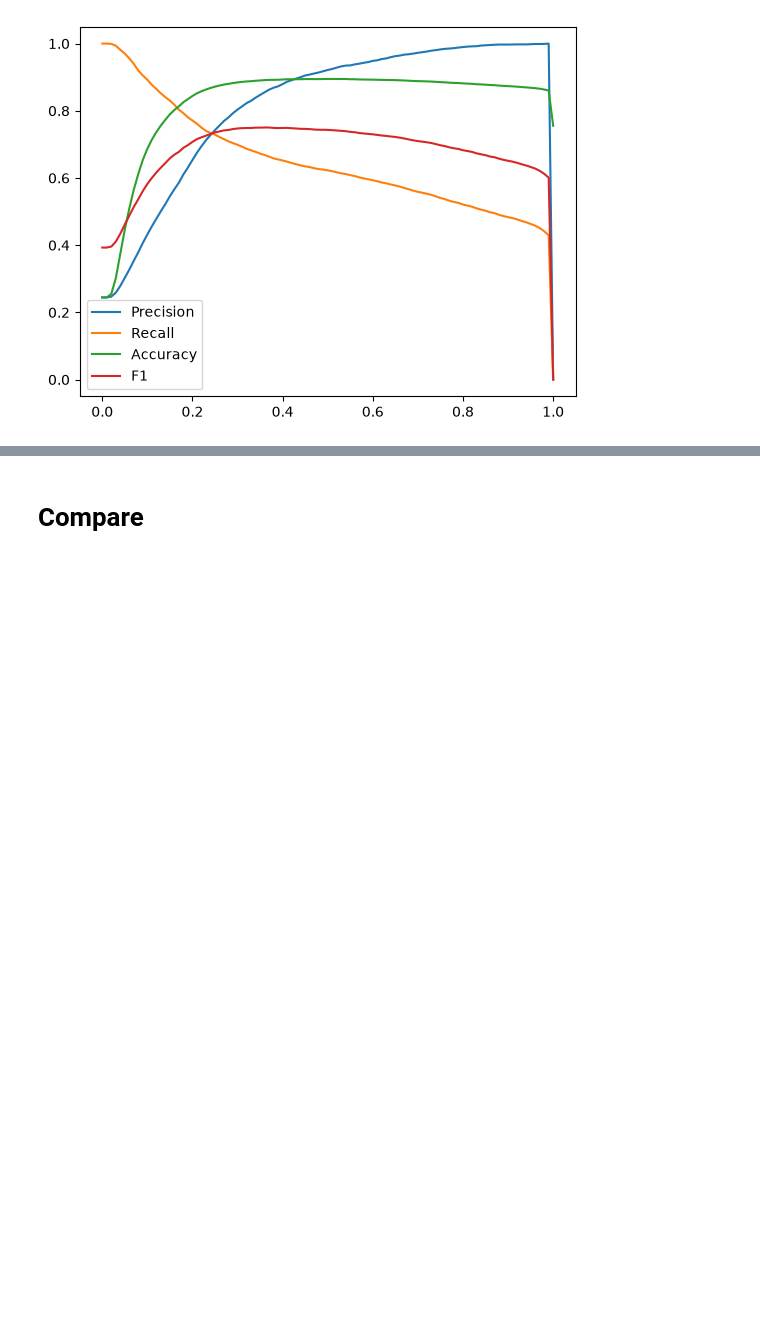
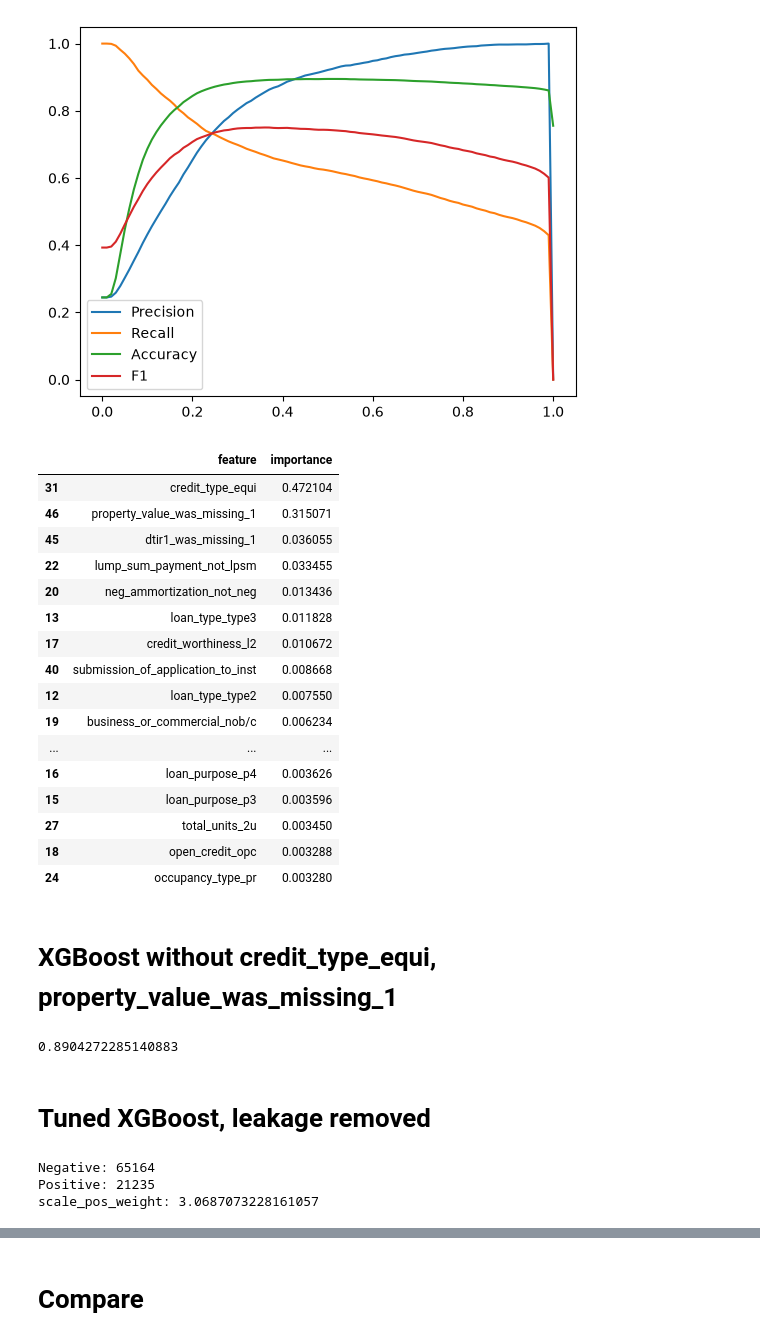
Before and after one commit to samisiraj/loan-default-prediction, a Jupyter notebook: notebooks/03_modelling.ipynb, the cells around one changed output, grey strips where cells are left out. Saved outputs shown, nothing was run; the diff lists cells and outputs as text; code cells hidden in the pictures; blank space fills up the shorter version.

```diff
--- a/notebooks/03_modelling.ipynb
+++ b/notebooks/03_modelling.ipynb
@@ -816,3 +828,30 @@ plt.legend()
 # %% [output]
 <matplotlib.legend.Legend at 0x...>
 [figure]
+# %%
+importance = best_xgb_model.feature_importances_
+df_feature_importance = pd.DataFrame({
+    'feature': features,
+    'importance': importance
+}).sort_values(by='importance', ascending=False)
+df_feature_importance.head(20)
+# %% [output]
+|  | feature | importance |
+| 31 | credit_type_equi | 0.472104 |
+| 46 | property_value_was_missing_1 | 0.315071 |
+| 45 | dtir1_was_missing_1 | 0.036055 |
+| 22 | lump_sum_payment_not_lpsm | 0.033455 |
+| 20 | neg_ammortization_not_neg | 0.013436 |
+| 13 | loan_type_type3 | 0.011828 |
+| 17 | credit_worthiness_l2 | 0.010672 |
+| 40 | submission_of_application_to_inst | 0.008668 |
+| 12 | loan_type_type2 | 0.007550 |
+| 19 | business_or_commercial_nob/c | 0.006234 |
+| ... | ... | ... |
+| 16 | loan_purpose_p4 | 0.003626 |
+| 15 | loan_purpose_p3 | 0.003596 |
+| 27 | total_units_2u | 0.003450 |
+| 18 | open_credit_opc | 0.003288 |
+| 24 | occupancy_type_pr | 0.003280 |
+# %% [markdown]
+# XGBoost without credit_type_equi, property_value_was_missing_1
@@ -818,0 +862,19 @@ plt.legend()
+# %%
+roc_auc_xgb = roc_auc_score(y_val, y_val_xgb_pred)
+roc_auc_xgb
+# %% [output]
+0.8904272285140883
+# %% [markdown]
+# Tuned XGBoost, leakage removed
+# %%
+neg, pos = np.bincount(y_train)
+
+ratio = neg / pos
+
+print("Negative:", neg)
+print("Positive:", pos)
+print("scale_pos_weight:", ratio)
+# %% [output]
+Negative: 65164
+Positive: 21235
+scale_pos_weight: 3.0687073228161057
```
Also changed, not shown: parts of 36 cells of this notebook, 1 other file.
